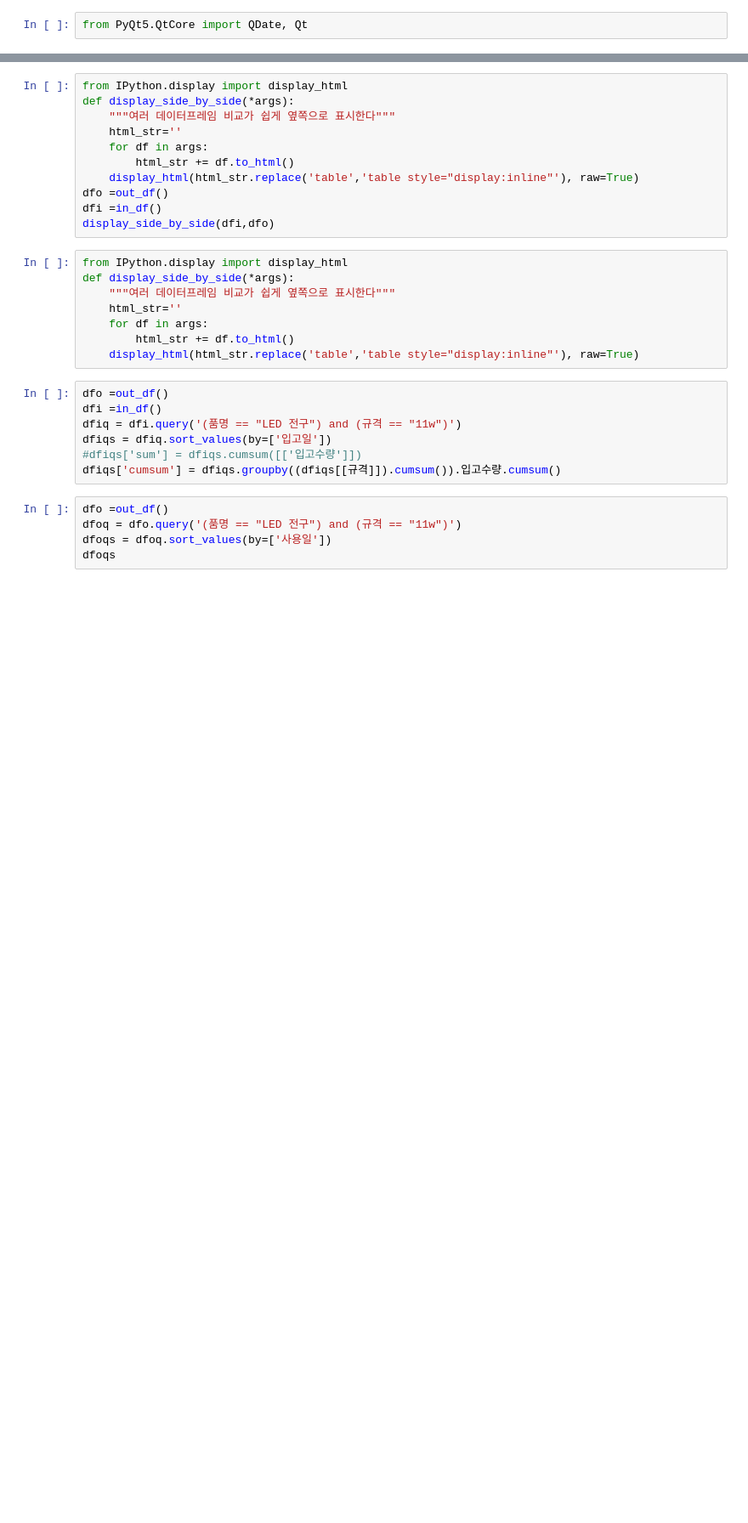
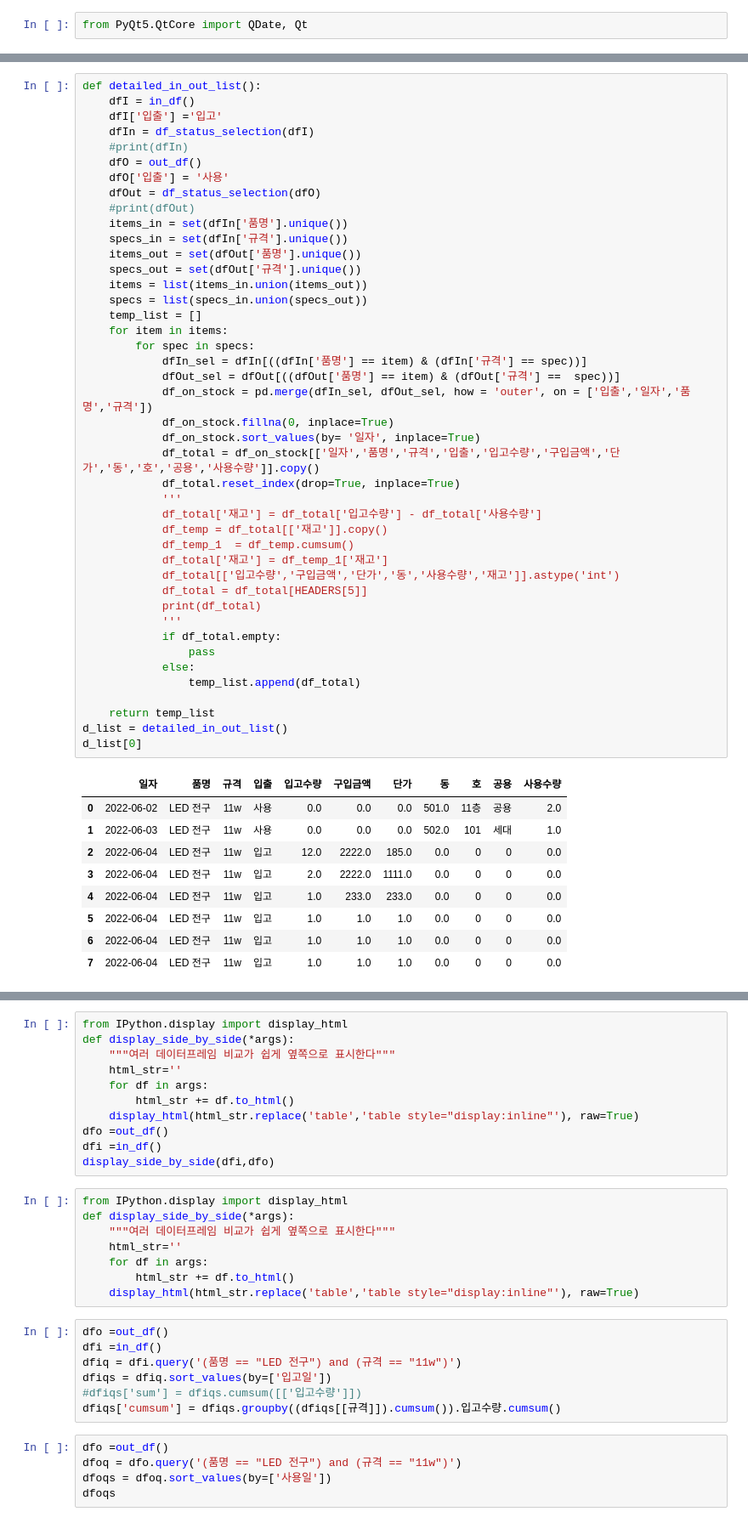
Before and after one commit to limhoontaig/pygame, a Jupyter notebook: Nado Game/pyqt5/자재관리/sampledevelop.ipynb, the cells around one changed output, grey strips where cells are left out. Shown at 85% size. Drawn from its saved outputs; the diff is of its cells as text; blank space fills up the shorter version.

```diff
--- a/Nado Game/pyqt5/자재관리/sampledevelop.ipynb
+++ b/Nado Game/pyqt5/자재관리/sampledevelop.ipynb
@@ -264,0 +433,53 @@ temp_list[0]
+# %%
+def detailed_in_out_list():
+    dfI = in_df()
+    dfI['입출'] ='입고'
+    dfIn = df_status_selection(dfI)
+    #print(dfIn)
+    dfO = out_df()
+    dfO['입출'] = '사용'
+    dfOut = df_status_selection(dfO)
+    #print(dfOut)
+    items_in = set(dfIn['품명'].unique())
+    specs_in = set(dfIn['규격'].unique())
+    items_out = set(dfOut['품명'].unique())
+    specs_out = set(dfOut['규격'].unique())
+    items = list(items_in.union(items_out))
+    specs = list(specs_in.union(specs_out))
+    temp_list = []
+    for item in items:
+        for spec in specs:
+            dfIn_sel = dfIn[((dfIn['품명'] == item) & (dfIn['규격'] == spec))]
+            dfOut_sel = dfOut[((dfOut['품명'] == item) & (dfOut['규격'] ==  spec))]
+            df_on_stock = pd.merge(dfIn_sel, dfOut_sel, how = 'outer', on = ['입출','일자','품명','규격'])
+            df_on_stock.fillna(0, inplace=True)
+            df_on_stock.sort_values(by= '일자', inplace=True)
+            df_total = df_on_stock[['일자','품명','규격','입출','입고수량','구입금액','단가','동','호','공용','사용수량']].copy()
+            df_total.reset_index(drop=True, inplace=True)
+            '''
+            df_total['재고'] = df_total['입고수량'] - df_total['사용수량']
+            df_temp = df_total[['재고']].copy()
+            df_temp_1  = df_temp.cumsum()
+            df_total['재고'] = df_temp_1['재고']
+            df_total[['입고수량','구입금액','단가','동','사용수량','재고']].astype('int')
+            df_total = df_total[HEADERS[5]]
+            print(df_total)
+            '''
+            if df_total.empty:
+                pass
+            else:
+                temp_list.append(df_total)
+
+    return temp_list
+d_list = detailed_in_out_list()
+d_list[0]
+# %% [output]
+|  | 일자 | 품명 | 규격 | 입출 | 입고수량 | 구입금액 | 단가 | 동 | 호 | 공용 | 사용수량 |
+| 0 | 2022-06-02 | LED 전구 | 11w | 사용 | 0.0 | 0.0 | 0.0 | 501.0 | 11층 | 공용 | 2.0 |
+| 1 | 2022-06-03 | LED 전구 | 11w | 사용 | 0.0 | 0.0 | 0.0 | 502.0 | 101 | 세대 | 1.0 |
+| 2 | 2022-06-04 | LED 전구 | 11w | 입고 | 12.0 | 2222.0 | 185.0 | 0.0 | 0 | 0 | 0.0 |
+| 3 | 2022-06-04 | LED 전구 | 11w | 입고 | 2.0 | 2222.0 | 1111.0 | 0.0 | 0 | 0 | 0.0 |
+| 4 | 2022-06-04 | LED 전구 | 11w | 입고 | 1.0 | 233.0 | 233.0 | 0.0 | 0 | 0 | 0.0 |
+| 5 | 2022-06-04 | LED 전구 | 11w | 입고 | 1.0 | 1.0 | 1.0 | 0.0 | 0 | 0 | 0.0 |
+| 6 | 2022-06-04 | LED 전구 | 11w | 입고 | 1.0 | 1.0 | 1.0 | 0.0 | 0 | 0 | 0.0 |
+| 7 | 2022-06-04 | LED 전구 | 11w | 입고 | 1.0 | 1.0 | 1.0 | 0.0 | 0 | 0 | 0.0 |
```
Also changed, not shown: parts of 12 cells of this notebook, 5 other files.
